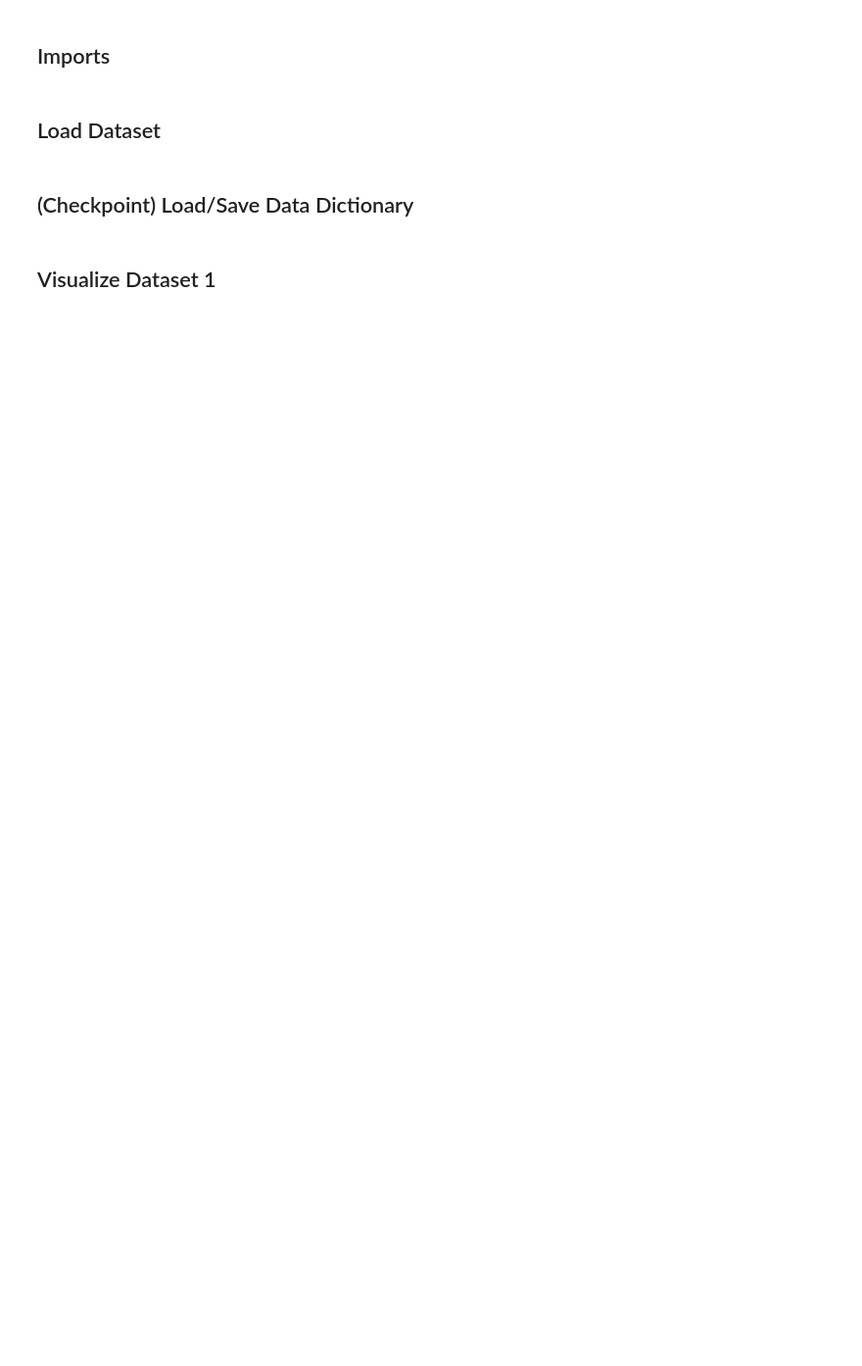
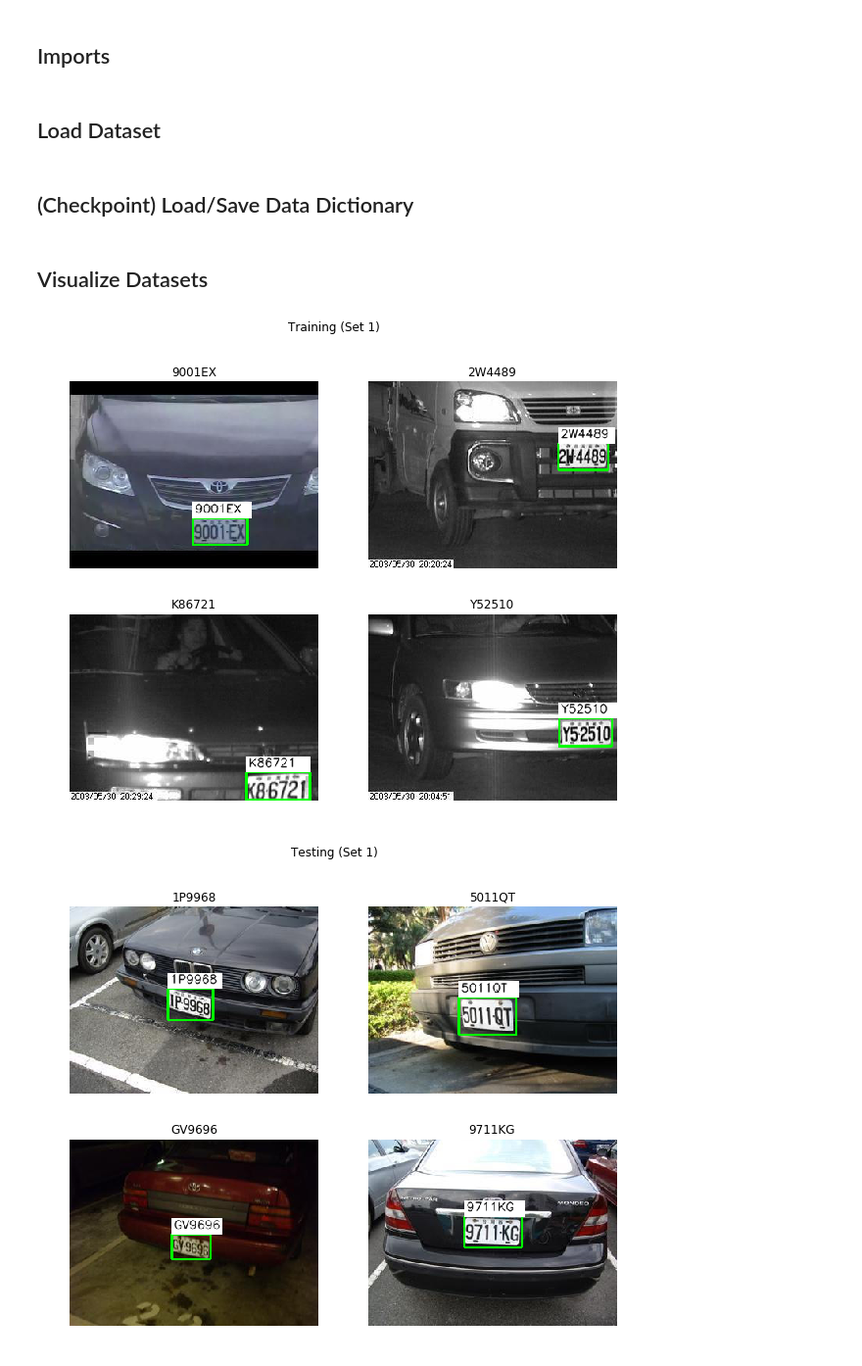
Before and after one commit to jzharris/ALPR-AIonChip, a Jupyter notebook: main/dataset/load_data_example.ipynb, the cells around one changed output. Shown at 98% size. Cells and saved outputs as stored; diff of their text form; code cells hidden in the pictures; blank space fills up the shorter version.

Commit message:
Modified data_utils to create training and testing sets for each dataset

```diff
--- a/main/dataset/load_data_example.ipynb
+++ b/main/dataset/load_data_example.ipynb
@@ -21,8 +20,11 @@ data1, data2 = convert_data(raw_data1), raw_data2
+# %%
+xtrain, xtest, ytrain, ytest = convert_data(raw_data1)
+xtrain2, xtest2, ytrain2, ytest2 = raw_data2['X'][:3000], raw_data2['X'][3000:], raw_data2['y'][:3000], raw_data2['y'][3000:]
 # %% [markdown]
 ## (Checkpoint) Load/Save Data Dictionary
 # %%
 data_save_dir = "saved datasets"
-data_name = "version2"
+data_name = "version3"
 if not os.path.isdir(data_save_dir):
     os.makedirs(data_save_dir)
 
@@ -30,11 +32,11 @@ dataset1_path = os.path.join(data_save_dir, data_name+"_dataset1.p")
 dataset2_path = os.path.join(data_save_dir, data_name+"_dataset2.p")
 # %%
 # LOAD dataset dictionary
-if ('data1' not in globals()): # if dataset 1 is not yet loaded
+if ('xtrain' not in globals()): # if dataset 1 is not yet loaded
     with open(dataset1_path, 'rb') as fp:
-        data1 = pickle.load(fp)
-if ('data2' not in globals()):
+        xtrain, xtest, ytrain, ytest = pickle.load(fp)
+if ('xtrain2' not in globals()):
     with open(dataset2_path, 'rb') as fp:
-        data2 = pickle.load(fp)
+        xtrain2, xtest2, ytrain2, ytest2 = pickle.load(fp)
 # %%
 # SAVE dataset dictionary
@@ -46,2 +48,2 @@ if not os.path.isfile(dataset1_path) or not os.path.isfile(dataset2_path): # if
 # %% [markdown]
-## Visualize Dataset 1
+## Visualize Datasets
@@ -50,0 +50,6 @@ visualize_dataset_with_boxes(data1, 4)
+# %%
+visualize_dataset(xtrain, ytrain, "Training (Set 1)")
+visualize_dataset(xtest, ytest, "Testing (Set 1)")
+# %% [output]
+[figure, added]
+[figure, added]
```
Also changed, not shown: parts of 4 cells of this notebook, 1 other file.
